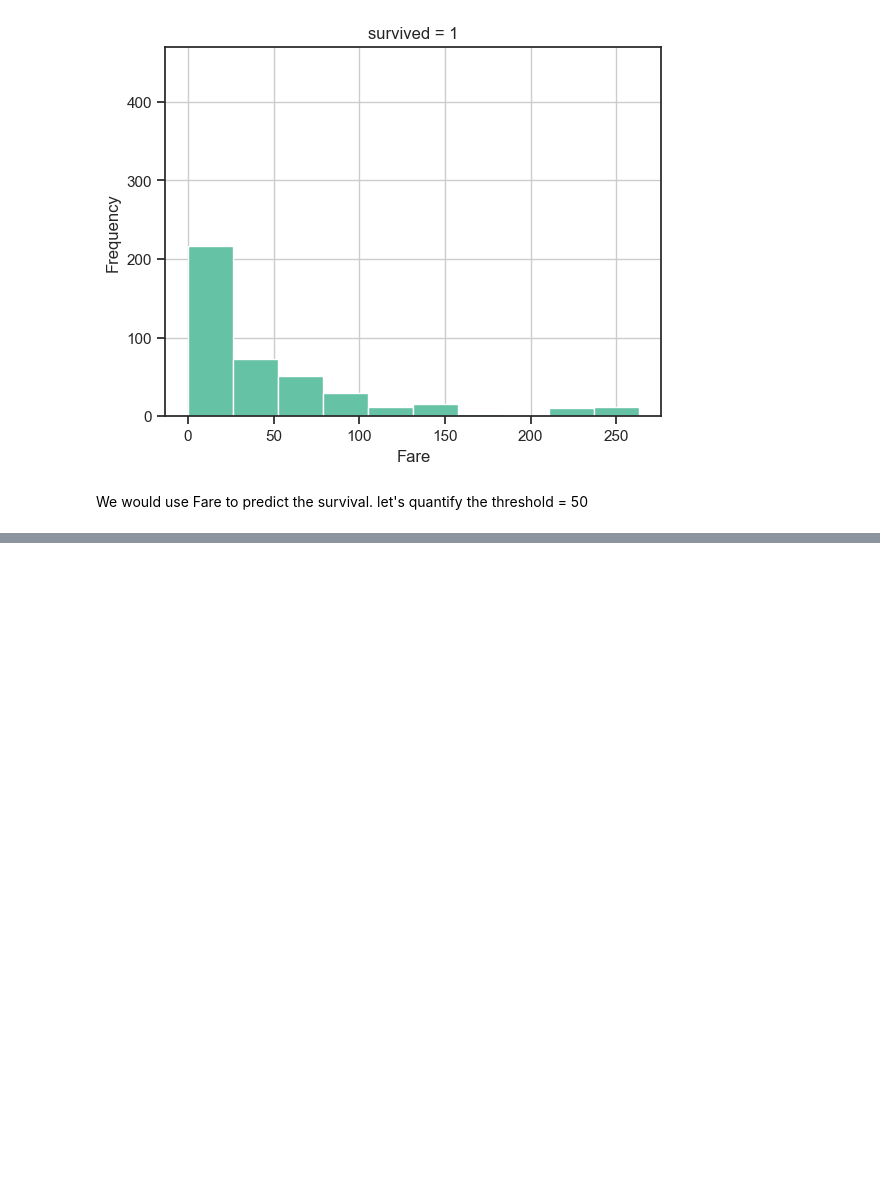
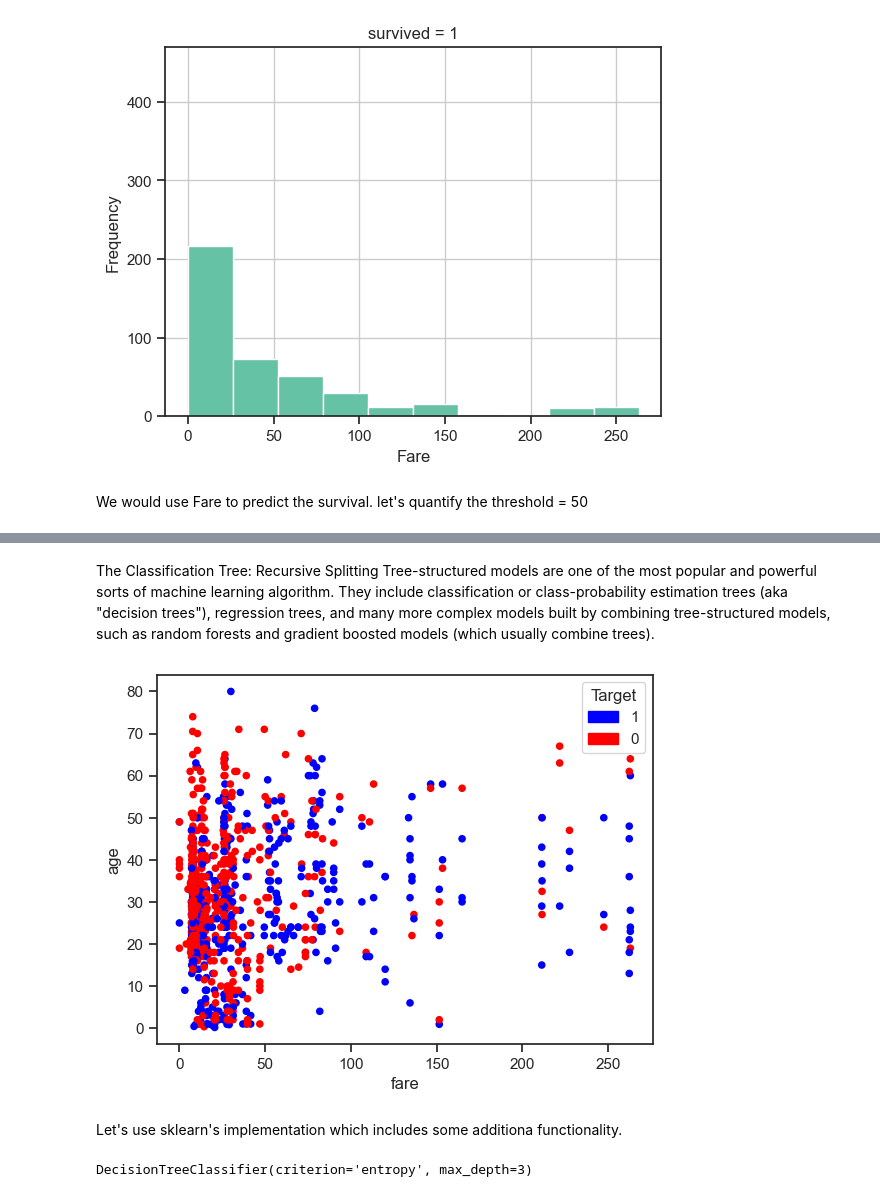
Before and after one commit to HanquanL/DS-Tech-2026spring, a Jupyter notebook: Module2_Supervised/supervised_Titanic.ipynb, the cells around one changed output, grey strips where cells are left out. Cells and saved outputs as stored; diff of their text form; code cells hidden in the pictures; blank space fills up the shorter version.

```diff
--- a/Module2_Supervised/supervised_Titanic.ipynb
+++ b/Module2_Supervised/supervised_Titanic.ipynb
@@ -99,0 +188,25 @@ def information_gain(df, info_column, target_column, threshold):
+# %% [markdown]
+The Classification Tree: Recursive Splitting
+Tree-structured models are one of the most popular and powerful sorts of machine learning algorithm.  They include classification or class-probability estimation trees (aka "decision trees"), regression trees, and many more complex models built by combining tree-structured models, such as random forests and gradient boosted models (which usually combine trees).
+# %%
+import matplotlib.patches as mpatches
+
+cmap = {1: 'blue', 0: 'red'}
+df.plot(kind="scatter", x="fare", y="age", c=[cmap[c] for c in df[target_col]])
+plt.legend(handles=[mpatches.Patch(color=cmap[k], label=k) for k in cmap], loc=1, title="Target", frameon=True)
+plt.show()
+# %% [output]
+[figure, added]
+# %% [markdown]
+Let's use sklearn's implementation which includes some additiona functionality.
+# %%
+from sklearn.tree import DecisionTreeClassifier
+# Define the model (tree)
+# ---> This is really both defining the model AND the ML algorithm to learn (train) it!
+# choose tree max depth (there are better ways to limit complexity, but this is very understandable)
+maxi_depth = 3
+our_decision_tree = DecisionTreeClassifier(max_depth=maxi_depth, criterion= "entropy")    # Look at those 2 arguments !!!!
+# Tell the model what is the "training" data and then train it
+our_decision_tree.fit(df[predictor_cols], df["survived"])
+# %% [output]
+DecisionTreeClassifier(criterion='entropy', max_depth=3)
```
Also changed, not shown: parts of 16 cells of this notebook.
